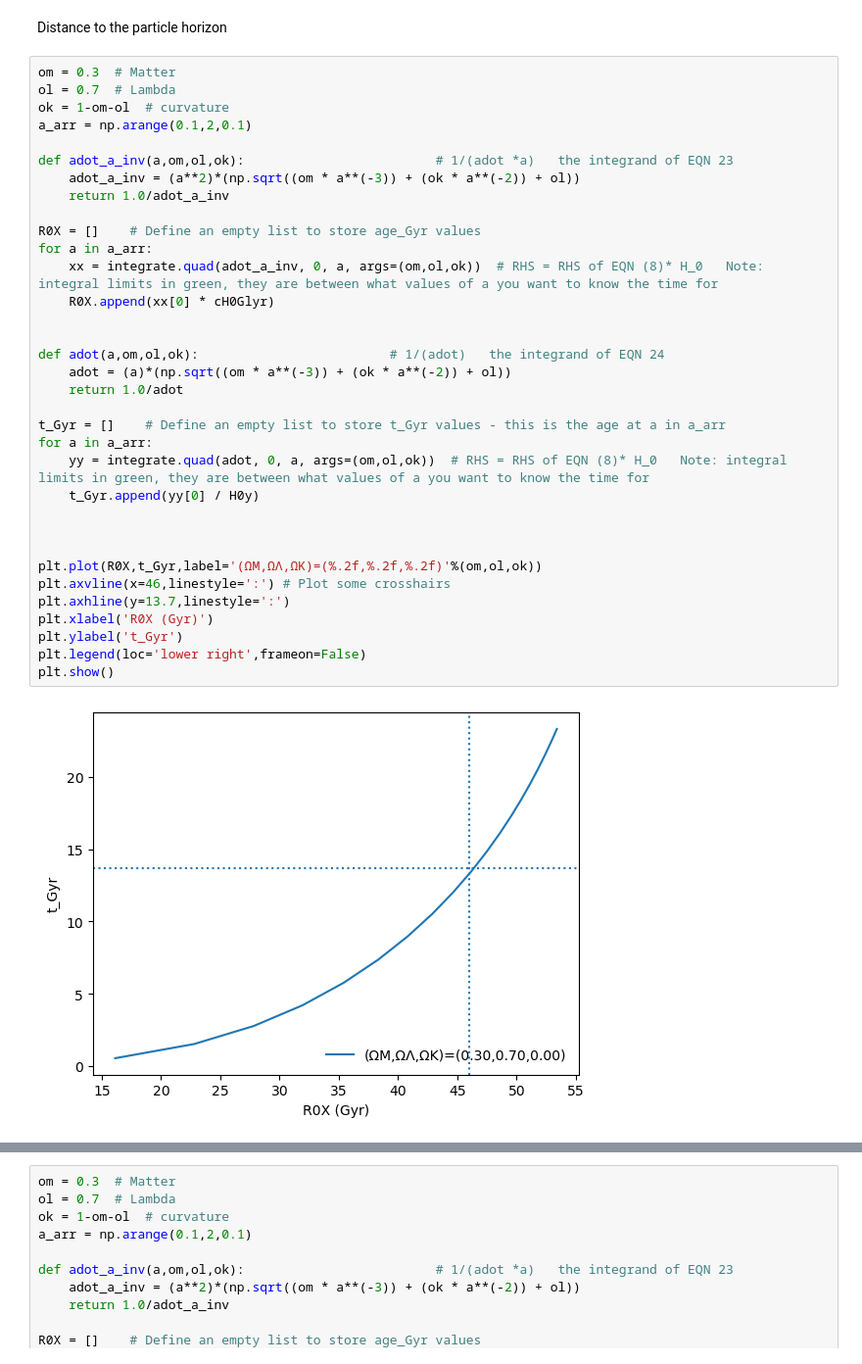
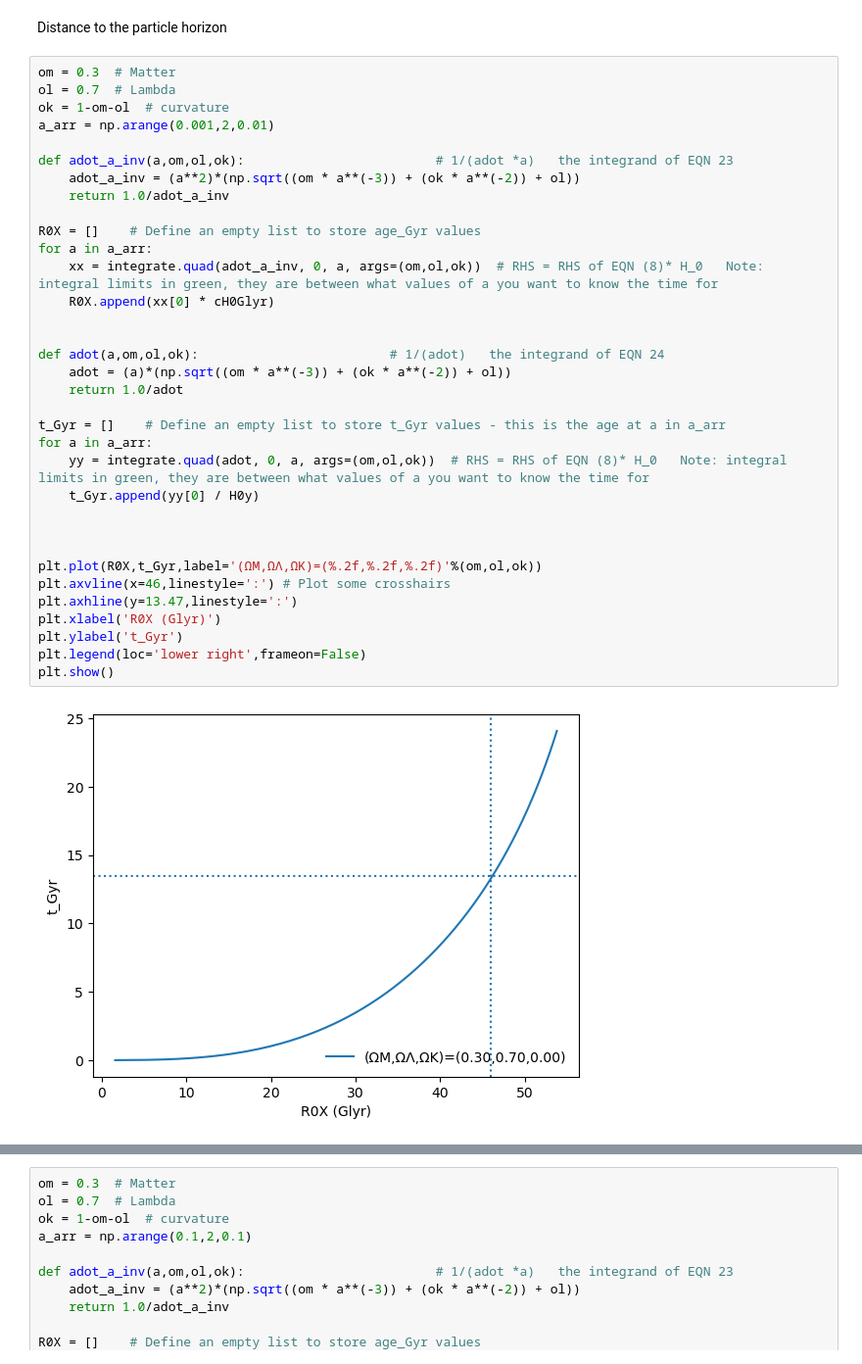
Before and after one commit to scotdevlin/Cosmo_tall, a Jupyter notebook: Distance to the particle horizon.ipynb, the cells around one changed output, grey strips where cells are left out. Shown at 98% size. Drawn from its saved outputs; the diff is of its cells as text.

```diff
--- a/Distance to the particle horizon.ipynb
+++ b/Distance to the particle horizon.ipynb
@@ -28,35 +28,35 @@ Distance to the particle horizon
 om = 0.3  # Matter
 ol = 0.7  # Lambda
 ok = 1-om-ol  # curvature
-a_arr = np.arange(0.1,2,0.1)
+a_arr = np.arange(0.001,2,0.01)
 
 def adot_a_inv(a,om,ol,ok):                         # 1/(adot *a)   the integrand of EQN 23
     adot_a_inv = (a**2)*(np.sqrt((om * a**(-3)) + (ok * a**(-2)) + ol))
     return 1.0/adot_a_inv
 
 R0X = []    # Define an empty list to store age_Gyr values
 for a in a_arr:
     xx = integrate.quad(adot_a_inv, 0, a, args=(om,ol,ok))  # RHS = RHS of EQN (8)* H_0   Note: integral limits in green, they are between what values of a you want to know the time for
     R0X.append(xx[0] * cH0Glyr)
 
 
 def adot(a,om,ol,ok):                         # 1/(adot)   the integrand of EQN 24
     adot = (a)*(np.sqrt((om * a**(-3)) + (ok * a**(-2)) + ol))
     return 1.0/adot
 
 t_Gyr = []    # Define an empty list to store t_Gyr values - this is the age at a in a_arr
 for a in a_arr:
     yy = integrate.quad(adot, 0, a, args=(om,ol,ok))  # RHS = RHS of EQN (8)* H_0   Note: integral limits in green, they are between what values of a you want to know the time for
     t_Gyr.append(yy[0] / H0y)
 
 
 
 plt.plot(R0X,t_Gyr,label='(ΩM,ΩΛ,ΩK)=(%.2f,%.2f,%.2f)'%(om,ol,ok))
 plt.axvline(x=46,linestyle=':') # Plot some crosshairs
-plt.axhline(y=13.7,linestyle=':')
-plt.xlabel('R0X (Gyr)')
+plt.axhline(y=13.47,linestyle=':')
+plt.xlabel('R0X (Glyr)')
 plt.ylabel('t_Gyr')
 plt.legend(loc='lower right',frameon=False)
 plt.show()
 # %% [output]
-[figure, old version]
+[figure, new version]
```
Also changed, not shown: parts of 6 cells of this notebook, 2 other files.
